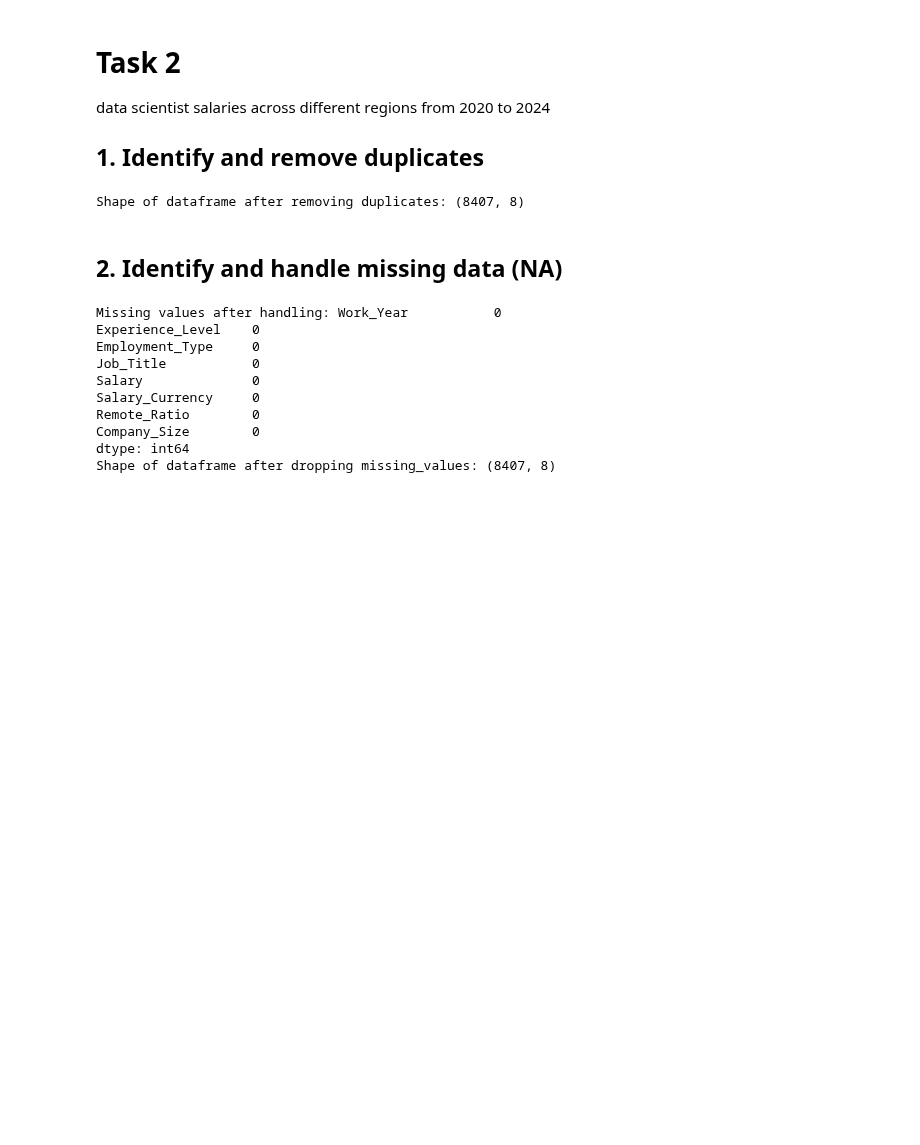
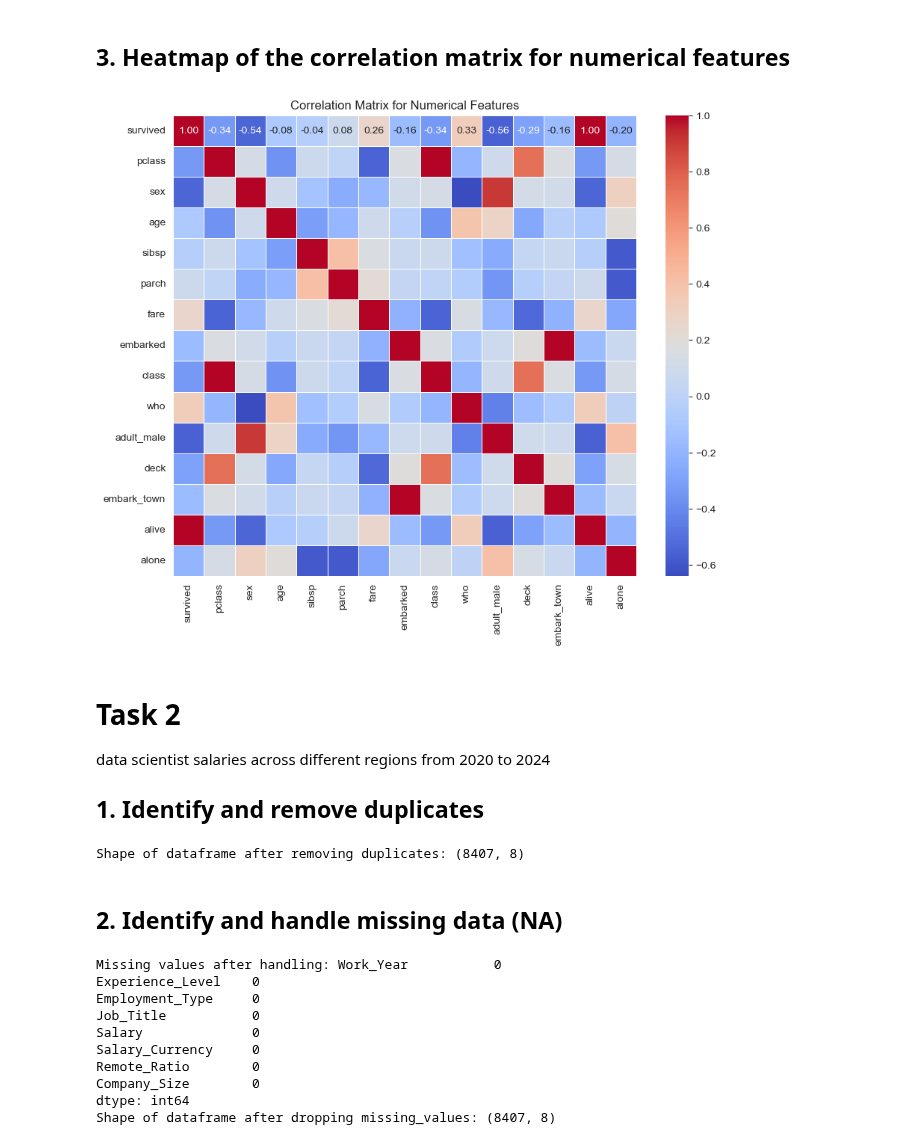
Before and after one commit to amirZZZkiller/DS-Course-Projects, a Jupyter notebook: CA2/Akbari_Azad_Baghestani_JamaliDS4022_CA2.ipynb, the cells around one changed output. Drawn from its saved outputs; the diff is of its cells as text; code cells hidden in the pictures; blank space fills up the shorter version.

Commit message:
create a cell for installing and importing libraries, do questions 1 2 3 of task 1

```diff
--- a/CA2/Akbari_Azad_Baghestani_JamaliDS4022_CA2.ipynb
+++ b/CA2/Akbari_Azad_Baghestani_JamaliDS4022_CA2.ipynb
@@ -0,0 +74,35 @@
+# %%
+# Read the file into a pandas DataFrame
+df = pd.read_csv('task1.csv')
+
+# Show the original type of each data column
+print("----------------------------------------------------------------------------")
+print("Original Data Types:")
+print(df.dtypes)
+
+# Identify categorical and numerical columns
+categorical_columns = df.select_dtypes(include=['object']).columns
+numerical_columns = df.select_dtypes(exclude=['object']).columns
+
+# Print categorical and numerical columns separately
+print("\n----------------------------------------------------------------------------")
+print("Categorical Columns:")
+print(categorical_columns)
+print("\n----------------------------------------------------------------------------")
+print("Numerical Columns:")
+print(numerical_columns)
+
+# Perform label encoding for non-numerical columns
+label_encoder = LabelEncoder()
+for column in categorical_columns:
+    df[column] = label_encoder.fit_transform(df[column])
+
+# Show the type of each data column after label encoding
+print("\n----------------------------------------------------------------------------")
+print("Data Types After Label Encoding:")
+print(df.dtypes)
+
+# Show the first few rows (default: 5 rows) of the modified DataFrame
+print("\n----------------------------------------------------------------------------")
+print("Modified DataFrame:")
+print(df.head())
@@ -1,3 +127,16 @@
+# %% [markdown]
+## 3. Heatmap of the correlation matrix for numerical features
+# %%
+# Compute the correlation matrix
+correlation_matrix = df[numerical_columns].corr()
+
+# Generate heatmap
+plt.figure(figsize=(10, 8))
+sns.heatmap(correlation_matrix, annot=True, cmap='coolwarm', fmt=".2f", linewidths=0.5)
+plt.title('Correlation Matrix for Numerical Features')
+plt.show()
+# %% [output]
+[figure, added]
 # %% [markdown]
 # Task 2
 data scientist salaries across different regions from 2020 to 2024
```
Also changed, not shown: parts of 11 cells of this notebook, 1 other file.
